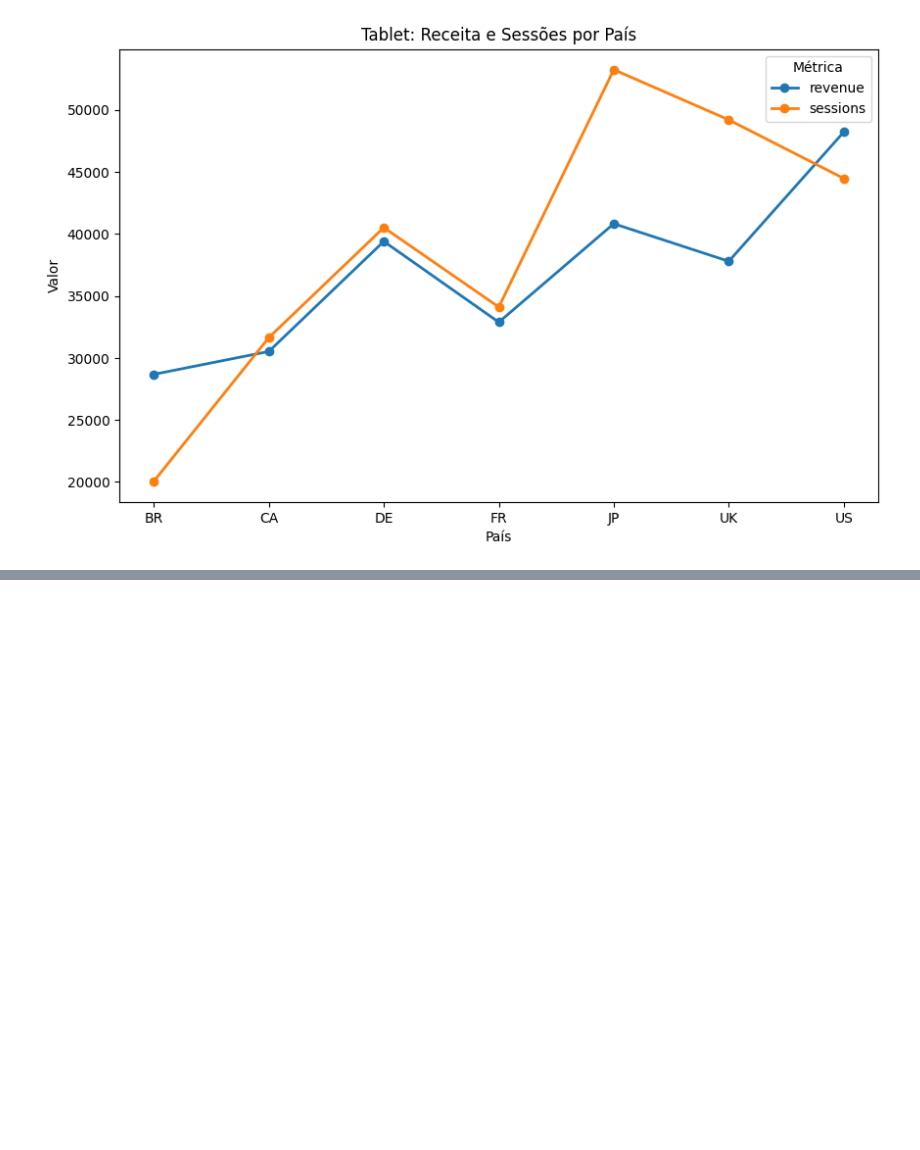
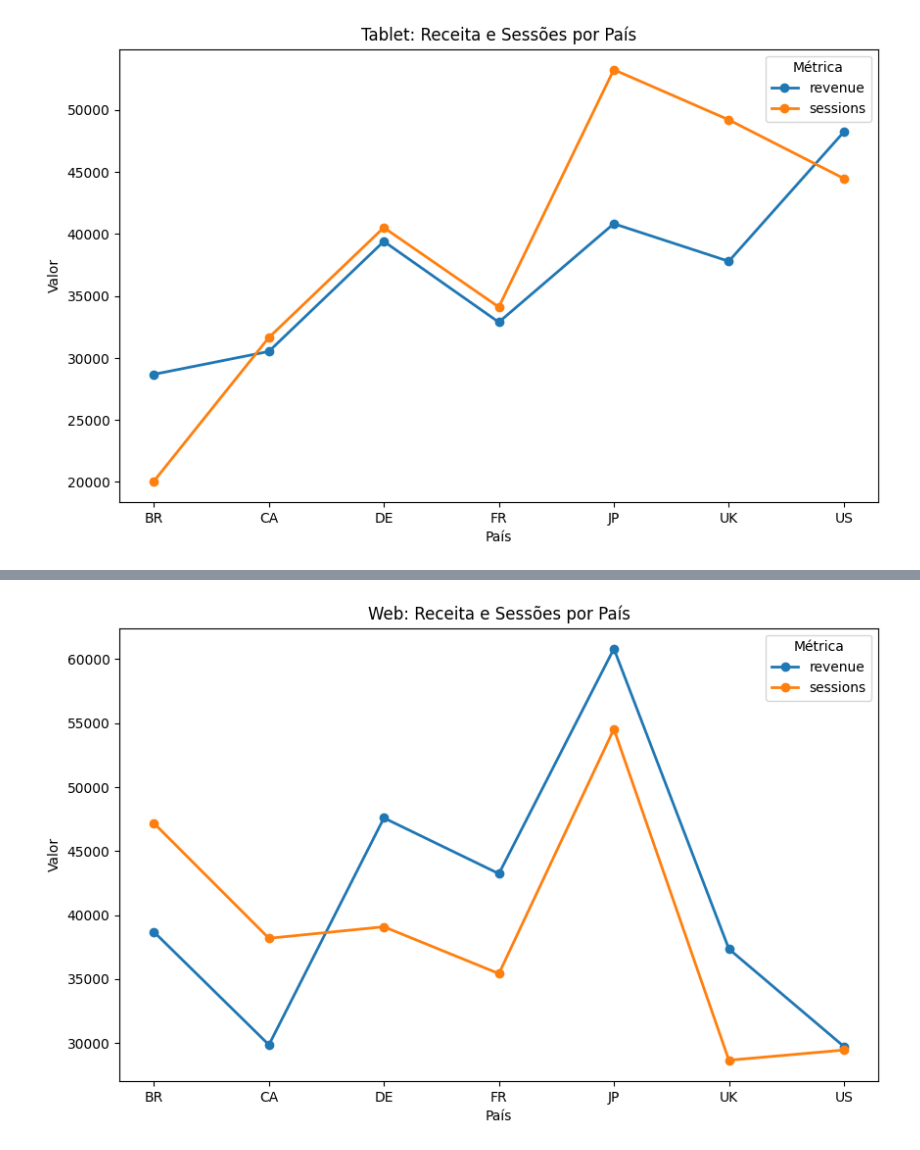
Before and after one commit to DanielBorbafs/study, a Jupyter notebook: 01_analise_de_perfomance/analise_clientes.ipynb, the cells around one changed output, grey strips where cells are left out. Cells and saved outputs as stored; diff of their text form; code cells hidden in the pictures; blank space fills up the shorter version.

```diff
--- a/01_analise_de_perfomance/analise_clientes.ipynb
+++ b/01_analise_de_perfomance/analise_clientes.ipynb
@@ -94,0 +142,4 @@ df_tablet_sem_outliers.head()
+# %%
+df_web_sem_outliers = df_web_sem_outliers[(df_web_sem_outliers['bounce_rate'] > 65 )]
+df_web_sem_outliers = df_web_sem_outliers.sort_values(by='bounce_rate', ascending=False)
+df_web_sem_outliers.head()
@@ -188,0 +307,24 @@ plt.show()
+# %%
+import matplotlib.pyplot as plt  # Correção na importação
+
+# Resetar o índice para transformar 'country' em coluna novamente
+web_agrupado_reset = web_agrupado.reset_index()
+
+# Agora sim podemos usar 'country' no eixo x
+web_agrupado_reset.plot(
+    x='country',
+    y=['revenue', 'sessions'],
+    kind='line',
+    marker='o',
+    figsize=(10, 6),
+    linewidth=2
+)
+
+plt.title('Web: Receita e Sessões por País')
+plt.xlabel('País')
+plt.ylabel('Valor')
+# plt.grid(True)
+plt.legend(title='Métrica')
+plt.show()
+# %% [output]
+[figure, added]
```
Also changed, not shown: parts of 26 cells of this notebook.
